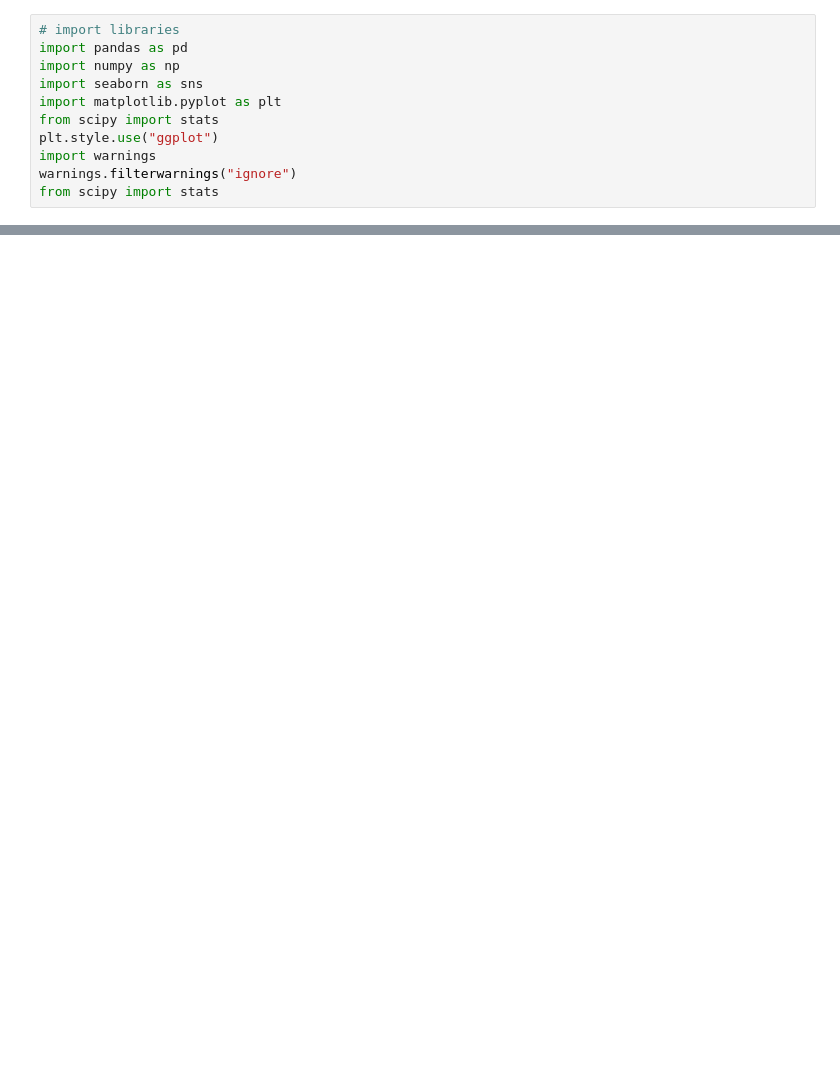
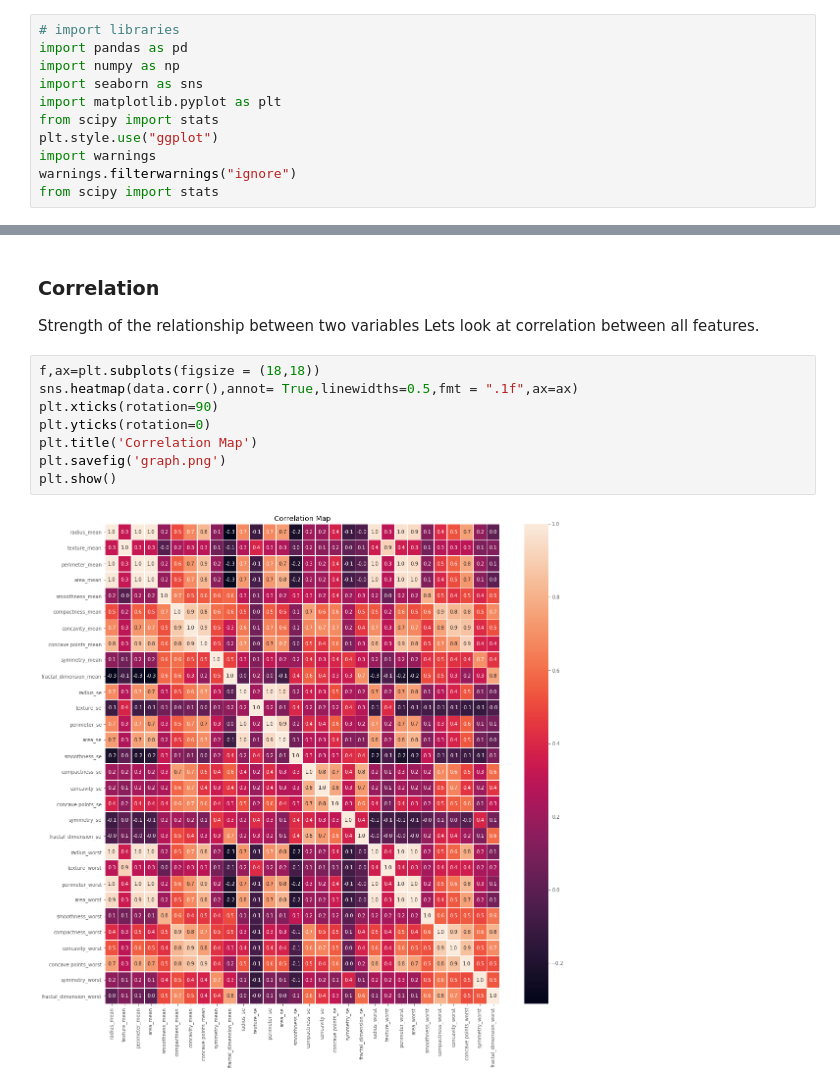
Before and after one commit to BabakBar/Kaggle-Movie-Industry, a Jupyter notebook: AI_Proj/BreastCancer.ipynb, the cells around one changed output, grey strips where cells are left out. Drawn from its saved outputs; the diff is of its cells as text; blank space fills up the shorter version.

```diff
--- a/AI_Proj/BreastCancer.ipynb
+++ b/AI_Proj/BreastCancer.ipynb
@@ -49,0 +158,14 @@ from scipy import stats
+# %% [markdown]
+### Correlation
+Strength of the relationship between two variables
+Lets look at correlation between all features.
+# %%
+f,ax=plt.subplots(figsize = (18,18))
+sns.heatmap(data.corr(),annot= True,linewidths=0.5,fmt = ".1f",ax=ax)
+plt.xticks(rotation=90)
+plt.yticks(rotation=0)
+plt.title('Correlation Map')
+plt.savefig('graph.png')
+plt.show()
+# %% [output]
+[figure, added]
```
Also changed, not shown: parts of 15 cells of this notebook.
